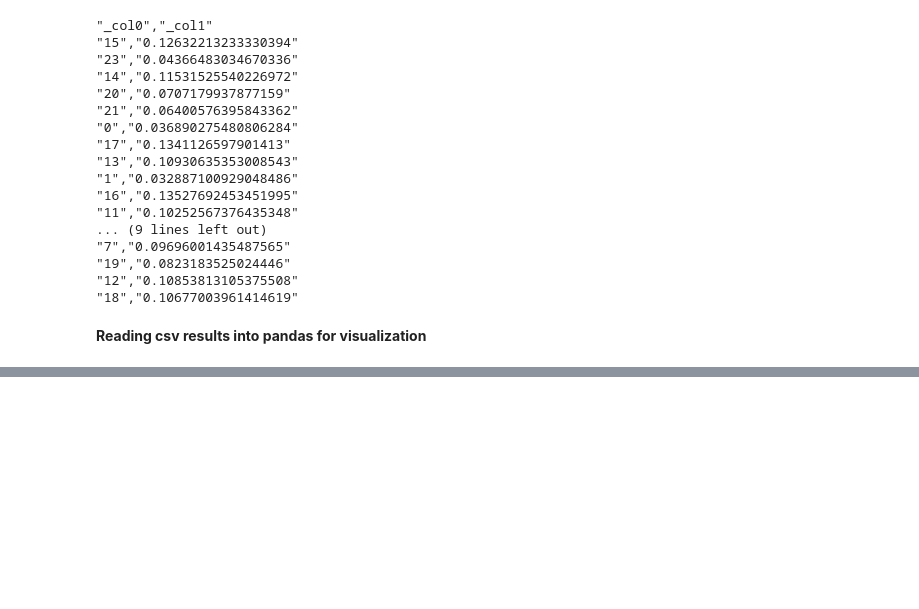
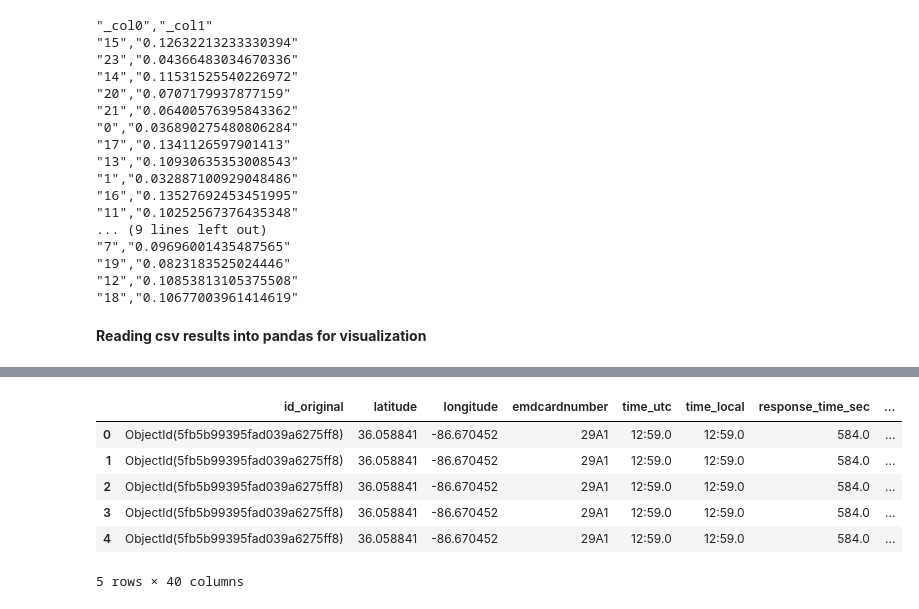
Before and after one commit to zakarlyya/weather-traffic-incidents, a Jupyter notebook: load_data.ipynb, the cells around one changed output, grey strips where cells are left out. Saved outputs shown, nothing was run; the diff lists cells and outputs as text; code cells hidden in the pictures; blank space fills up the shorter version.

```diff
--- a/load_data.ipynb
+++ b/load_data.ipynb
@@ -85,0 +159,14 @@ fig
+# %%
+import pandas as pd
+
+df = pd.read_csv('5fe86954-7f69-441c-ac0c-6de4890981af.csv')
+# %%
+df.head()
+# %% [output]
+|  | id_original | latitude | longitude | emdcardnumber | time_utc | time_local | response_time_sec | ... |
+| 0 | ObjectId(5fb5b99395fad039a6275ff8) | 36.058841 | -86.670452 | 29A1 | 12:59.0 | 12:59.0 | 584.0 | ... |
+| 1 | ObjectId(5fb5b99395fad039a6275ff8) | 36.058841 | -86.670452 | 29A1 | 12:59.0 | 12:59.0 | 584.0 | ... |
+| 2 | ObjectId(5fb5b99395fad039a6275ff8) | 36.058841 | -86.670452 | 29A1 | 12:59.0 | 12:59.0 | 584.0 | ... |
+| 3 | ObjectId(5fb5b99395fad039a6275ff8) | 36.058841 | -86.670452 | 29A1 | 12:59.0 | 12:59.0 | 584.0 | ... |
+| 4 | ObjectId(5fb5b99395fad039a6275ff8) | 36.058841 | -86.670452 | 29A1 | 12:59.0 | 12:59.0 | 584.0 | ... |
+5 rows × 40 columns
```
Also changed, not shown: parts of 18 cells of this notebook.
